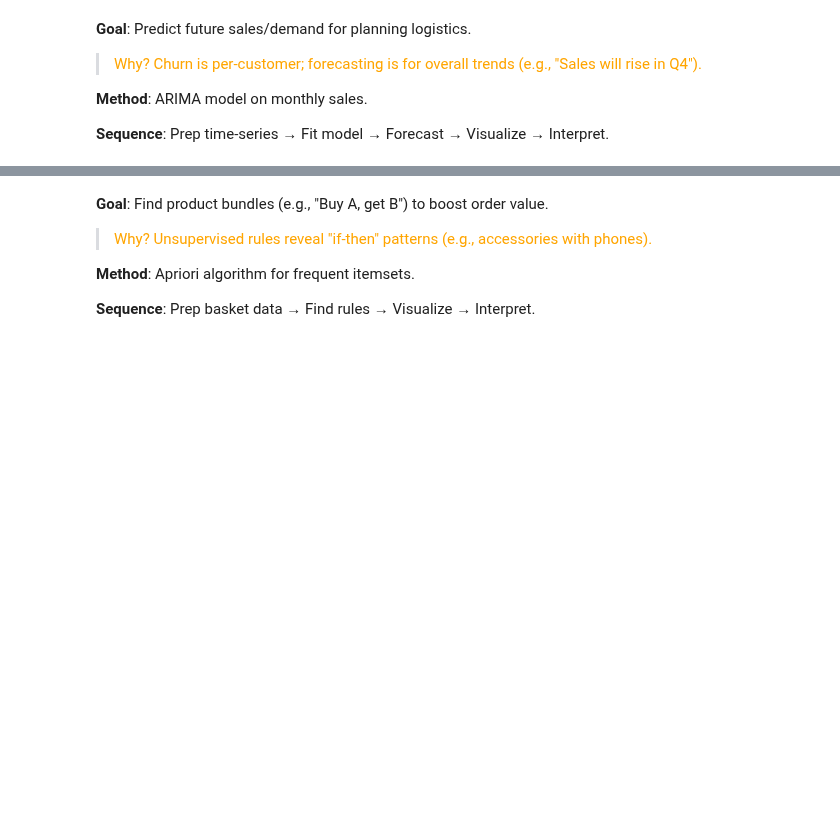
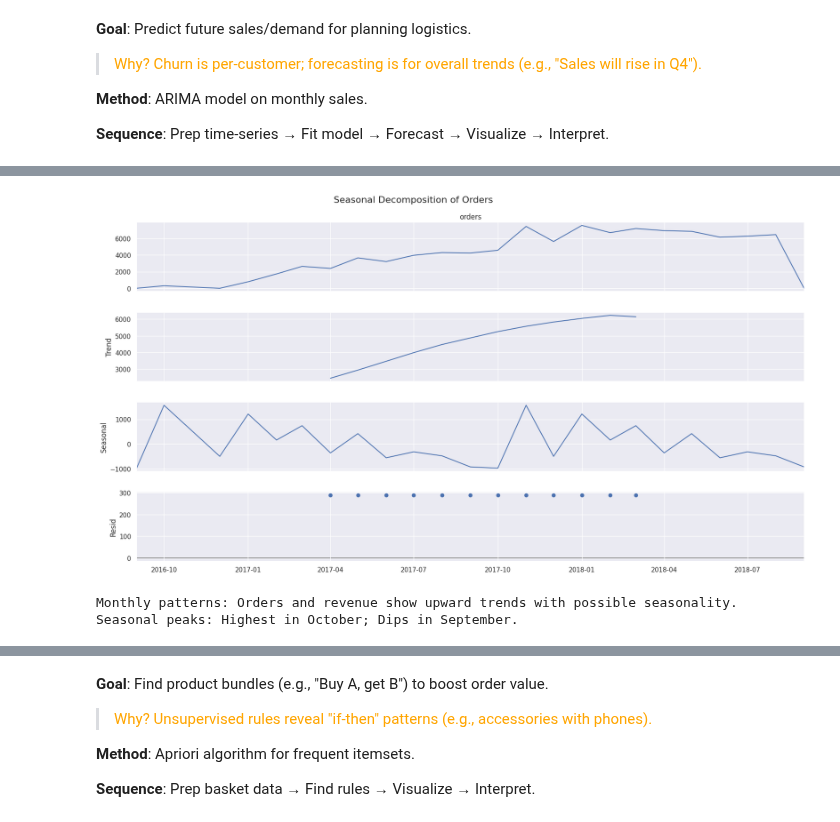
Before and after one commit to Kanakbaghel/Capstone_Project, a Jupyter notebook: Scripts/P3 : Retailsmart Advanced Analytics.ipynb, the cells around one changed output, grey strips where cells are left out. Drawn from its saved outputs; the diff is of its cells as text; code cells hidden in the pictures; blank space fills up the shorter version.

```diff
--- a/Scripts/P3 : Retailsmart Advanced Analytics.ipynb
+++ b/Scripts/P3 : Retailsmart Advanced Analytics.ipynb
@@ -348,0 +262,13 @@ Forecast results saved to data_outputs/forecast_results.csv
+# %%
+decompose = seasonal_decompose(monthly_data.set_index('month')['orders'], model='additive', period=12)
+fig = decompose.plot()
+fig.set_size_inches(20, 10)   # resize the figure
+fig.suptitle('Seasonal Decomposition of Orders', fontsize=16)
+plt.show()
+
+print("Monthly patterns: Orders and revenue show upward trends with possible seasonality.")
+print(f"Seasonal peaks: Highest in {decompose.seasonal.idxmax().strftime('%B')}; Dips in {decompose.seasonal.idxmin().strftime('%B')}.\n")
+# %% [output]
+[figure, added]
+Monthly patterns: Orders and revenue show upward trends with possible seasonality.
+Seasonal peaks: Highest in October; Dips in September.
```
Also changed, not shown: parts of 51 cells of this notebook.
